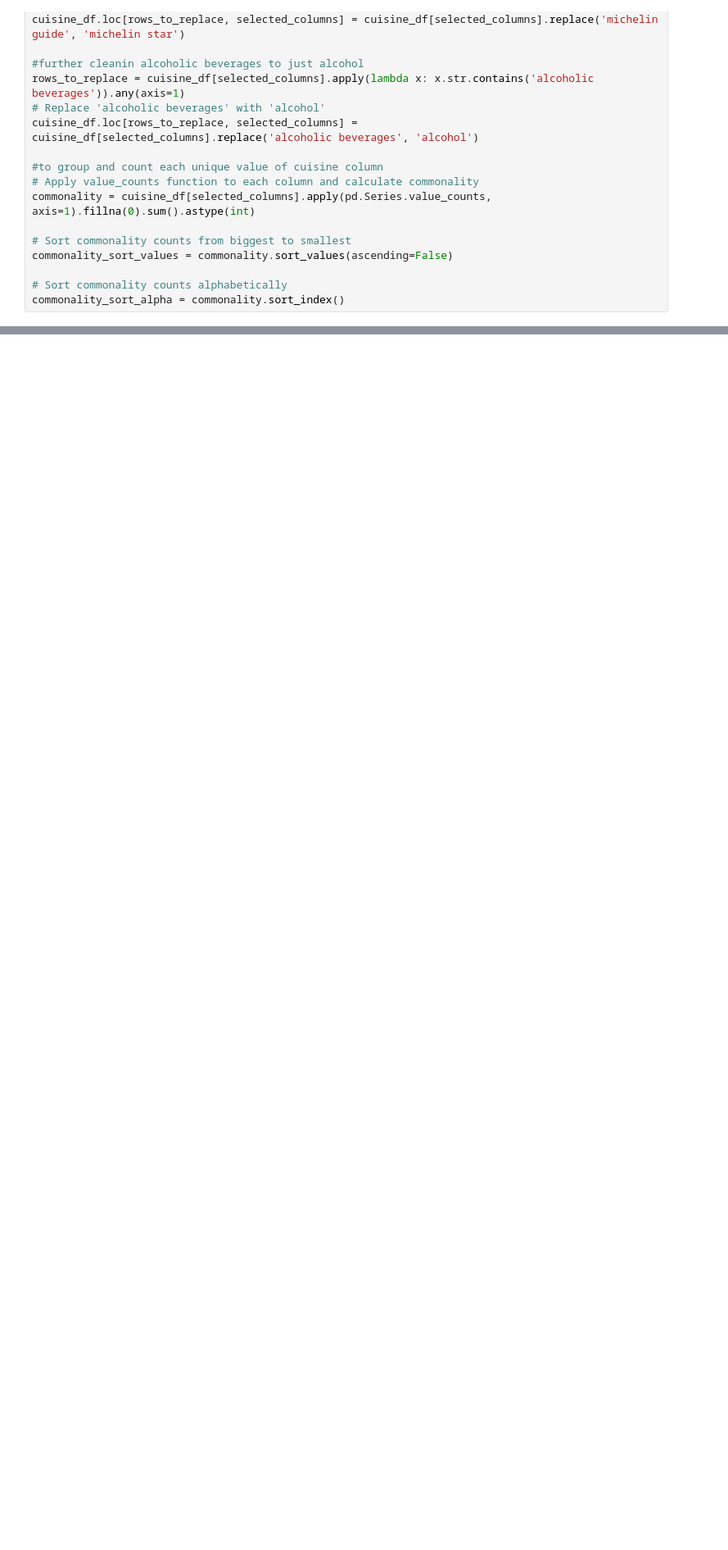
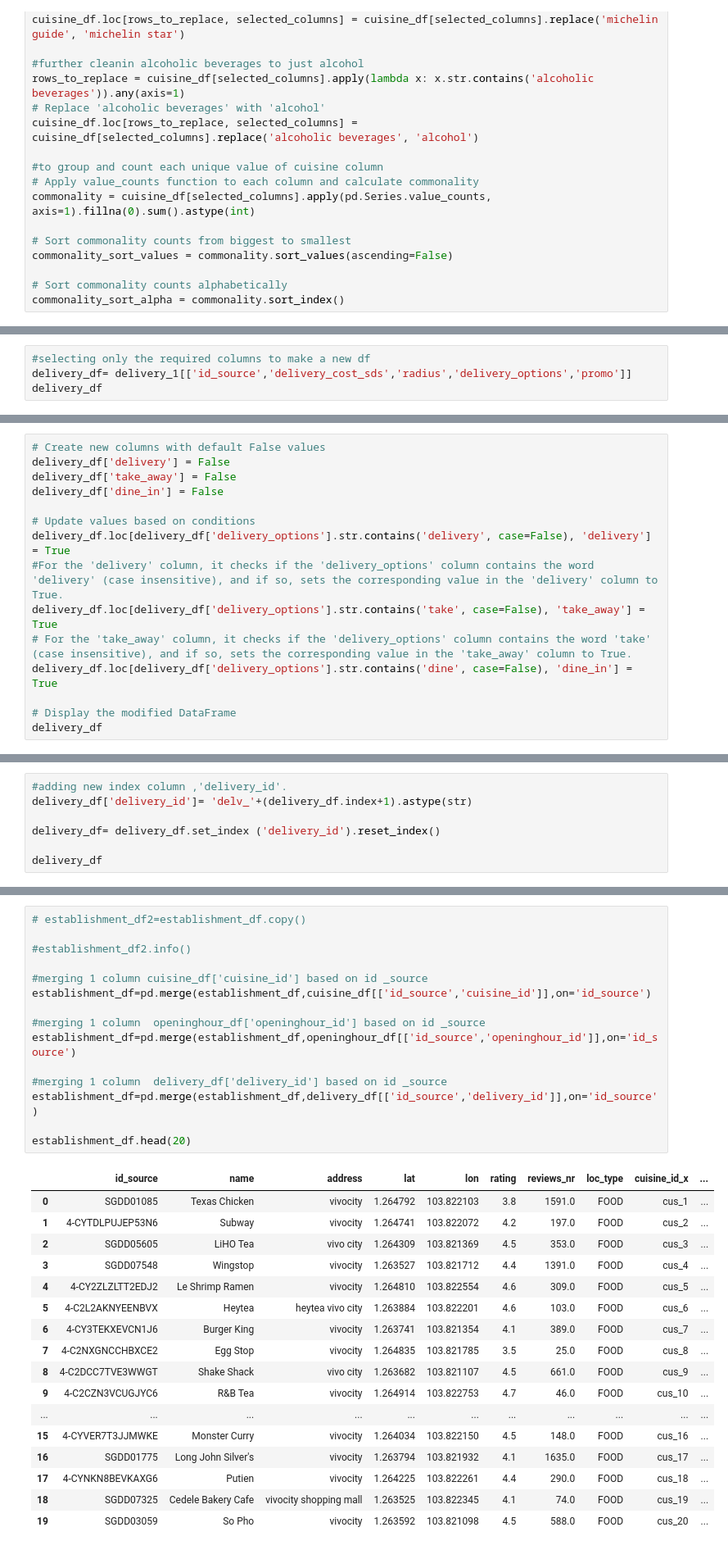
Before and after one commit to HassanHosain/grab_restaurant_analysis, a Jupyter notebook: reading_csv.ipynb, the cells around one changed output, grey strips where cells are left out. Shown at 82% size. Drawn from its saved outputs; the diff is of its cells as text; blank space fills up the shorter version.

```diff
--- a/reading_csv.ipynb
+++ b/reading_csv.ipynb
@@ -577,0 +1412,4 @@ plt.show()
+# %%
+#selecting only the required columns to make a new df
+delivery_df= delivery_1[['id_source','delivery_cost_sds','radius','delivery_options','promo']]
+delivery_df
@@ -577,0 +1678,15 @@ plt.show()
+# %%
+# Create new columns with default False values
+delivery_df['delivery'] = False
+delivery_df['take_away'] = False
+delivery_df['dine_in'] = False
+
+# Update values based on conditions
+delivery_df.loc[delivery_df['delivery_options'].str.contains('delivery', case=False), 'delivery'] = True
+#For the 'delivery' column, it checks if the 'delivery_options' column contains the word 'delivery' (case insensitive), and if so, sets the corresponding value in the 'delivery' column to True.
+delivery_df.loc[delivery_df['delivery_options'].str.contains('take', case=False), 'take_away'] = True
+# For the 'take_away' column, it checks if the 'delivery_options' column contains the word 'take' (case insensitive), and if so, sets the corresponding value in the 'take_away' column to True.
+delivery_df.loc[delivery_df['delivery_options'].str.contains('dine', case=False), 'dine_in'] = True
+
+# Display the modified DataFrame
+delivery_df
@@ -577,0 +1738,7 @@ plt.show()
+# %%
+#adding new index column ,'delivery_id'.
+delivery_df['delivery_id']= 'delv_'+(delivery_df.index+1).astype(str)
+
+delivery_df= delivery_df.set_index ('delivery_id').reset_index()
+
+delivery_df
@@ -577,0 +1900,33 @@ plt.show()
+# %%
+# establishment_df2=establishment_df.copy()
+
+#establishment_df2.info()
+
+#merging 1 column cuisine_df['cuisine_id'] based on id _source
+establishment_df=pd.merge(establishment_df,cuisine_df[['id_source','cuisine_id']],on='id_source')
+
+#merging 1 column  openinghour_df['openinghour_id'] based on id _source
+establishment_df=pd.merge(establishment_df,openinghour_df[['id_source','openinghour_id']],on='id_source')
+
+#merging 1 column  delivery_df['delivery_id'] based on id _source
+establishment_df=pd.merge(establishment_df,delivery_df[['id_source','delivery_id']],on='id_source')
+
+establishment_df.head(20)
+# %% [output]
+|  | id_source | name | address | lat | lon | rating | reviews_nr | loc_type | cuisine_id_x | ... |
+| 0 | SGDD01085 | Texas Chicken | vivocity | 1.264792 | 103.822103 | 3.8 | 1591.0 | FOOD | cus_1 | ... |
+| 1 | 4-CYTDLPUJEP53N6 | Subway | vivocity | 1.264741 | 103.822072 | 4.2 | 197.0 | FOOD | cus_2 | ... |
+| 2 | SGDD05605 | LiHO Tea | vivo city | 1.264309 | 103.821369 | 4.5 | 353.0 | FOOD | cus_3 | ... |
+| 3 | SGDD07548 | Wingstop | vivocity | 1.263527 | 103.821712 | 4.4 | 1391.0 | FOOD | cus_4 | ... |
+| 4 | 4-CY2ZLZLTT2EDJ2 | Le Shrimp Ramen | vivocity | 1.264810 | 103.822554 | 4.6 | 309.0 | FOOD | cus_5 | ... |
+| 5 | 4-C2L2AKNYEENBVX | Heytea | heytea vivo city | 1.263884 | 103.822201 | 4.6 | 103.0 | FOOD | cus_6 | ... |
+| 6 | 4-CY3TEKXEVCN1J6 | Burger King | vivocity | 1.263741 | 103.821354 | 4.1 | 389.0 | FOOD | cus_7 | ... |
+| 7 | 4-C2NXGNCCHBXCE2 | Egg Stop | vivocity | 1.264835 | 103.821785 | 3.5 | 25.0 | FOOD | cus_8 | ... |
+| 8 | 4-C2DCC7TVE3WWGT | Shake Shack | vivo city | 1.263682 | 103.821107 | 4.5 | 661.0 | FOOD | cus_9 | ... |
+| 9 | 4-C2CZN3VCUGJYC6 | R&B Tea | vivocity | 1.264914 | 103.822753 | 4.7 | 46.0 | FOOD | cus_10 | ... |
+| ... | ... | ... | ... | ... | ... | ... | ... | ... | ... | ... |
+| 15 | 4-CYVER7T3JJMWKE | Monster Curry | vivocity | 1.264034 | 103.822150 | 4.5 | 148.0 | FOOD | cus_16 | ... |
+| 16 | SGDD01775 | Long John Silver's | vivocity | 1.263794 | 103.821932 | 4.1 | 1635.0 | FOOD | cus_17 | ... |
+| 17 | 4-CYNKN8BEVKAXG6 | Putien | vivocity | 1.264225 | 103.822261 | 4.4 | 290.0 | FOOD | cus_18 | ... |
+| 18 | SGDD07325 | Cedele Bakery Cafe | vivocity shopping mall | 1.263525 | 103.822345 | 4.1 | 74.0 | FOOD | cus_19 | ... |
+| 19 | SGDD03059 | So Pho | vivocity | 1.263592 | 103.821098 | 4.5 | 588.0 | FOOD | cus_20 | ... |
```
Also changed, not shown: parts of 171 cells of this notebook, 2 other files.
